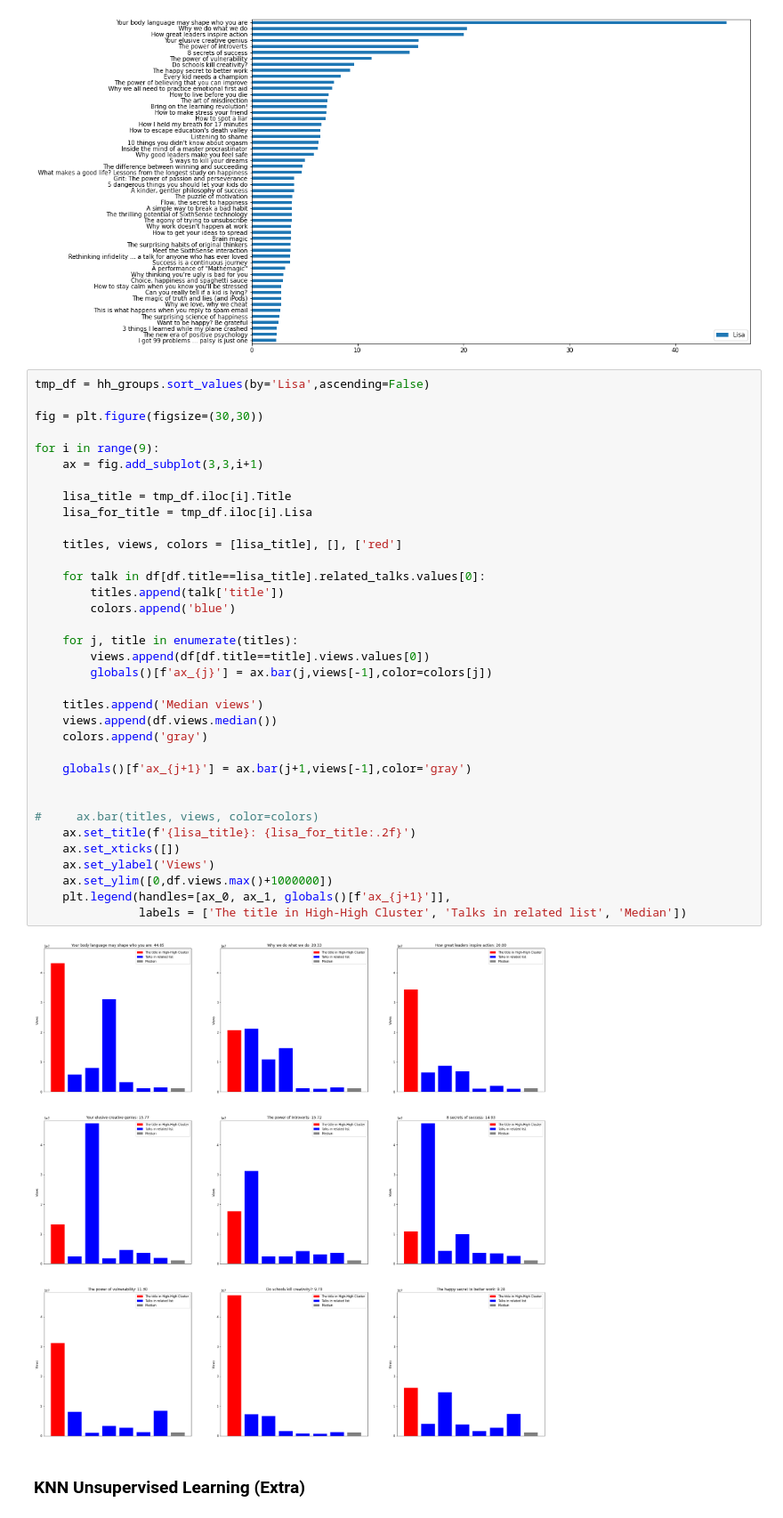
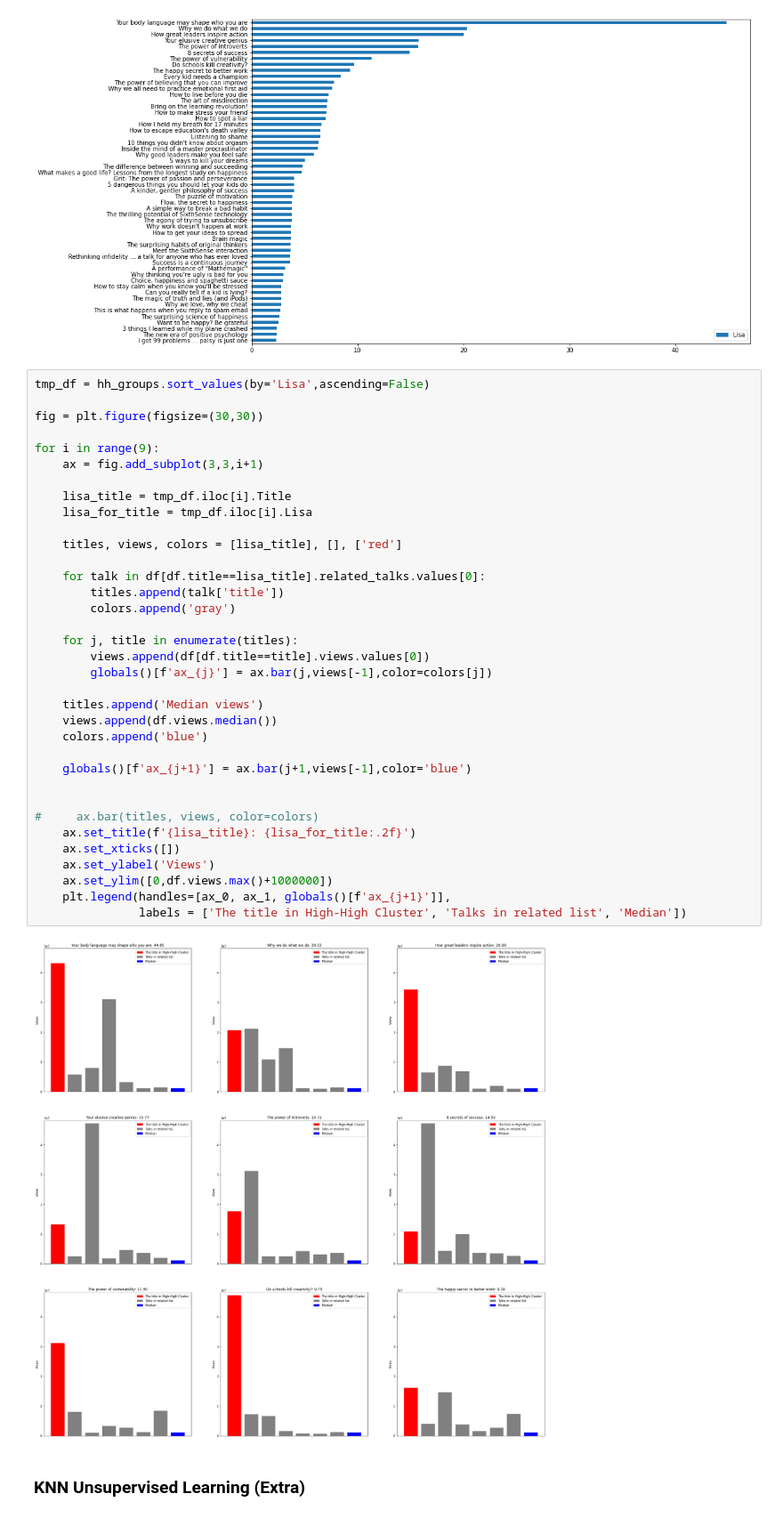
Before and after one commit to yatshunlee/ted-analysis, a Jupyter notebook: generate_network_analysis.ipynb, the cells around one changed output. Shown: that part at 89% size. Drawn from its saved outputs; the diff is of its cells as text.

```diff
--- a/generate_network_analysis.ipynb
+++ b/generate_network_analysis.ipynb
@@ -508,37 +541,37 @@ tmp_df = hh_groups.sort_values(by='Lisa',ascending=False)
 fig = plt.figure(figsize=(30,30))
 
 for i in range(9):
     ax = fig.add_subplot(3,3,i+1)
 
     lisa_title = tmp_df.iloc[i].Title
     lisa_for_title = tmp_df.iloc[i].Lisa
 
     titles, views, colors = [lisa_title], [], ['red']
 
     for talk in df[df.title==lisa_title].related_talks.values[0]:
         titles.append(talk['title'])
-        colors.append('blue')
+        colors.append('gray')
 
     for j, title in enumerate(titles):
         views.append(df[df.title==title].views.values[0])
         globals()[f'ax_{j}'] = ax.bar(j,views[-1],color=colors[j])
 
     titles.append('Median views')
     views.append(df.views.median())
-    colors.append('gray')
+    colors.append('blue')
 
-    globals()[f'ax_{j+1}'] = ax.bar(j+1,views[-1],color='gray')
+    globals()[f'ax_{j+1}'] = ax.bar(j+1,views[-1],color='blue')
 
 
 #     ax.bar(titles, views, color=colors)
     ax.set_title(f'{lisa_title}: {lisa_for_title:.2f}')
     ax.set_xticks([])
     ax.set_ylabel('Views')
     ax.set_ylim([0,df.views.max()+1000000])
     plt.legend(handles=[ax_0, ax_1, globals()[f'ax_{j+1}']],
                labels = ['The title in High-High Cluster', 'Talks in related list', 'Median'])
 # %% [output]
-[figure, old version]
+[figure, new version]
 # %% [markdown]
 ### KNN Unsupervised Learning (Extra)
 # %%
```
Also changed, not shown: parts of 14 cells of this notebook, 1 other file.
